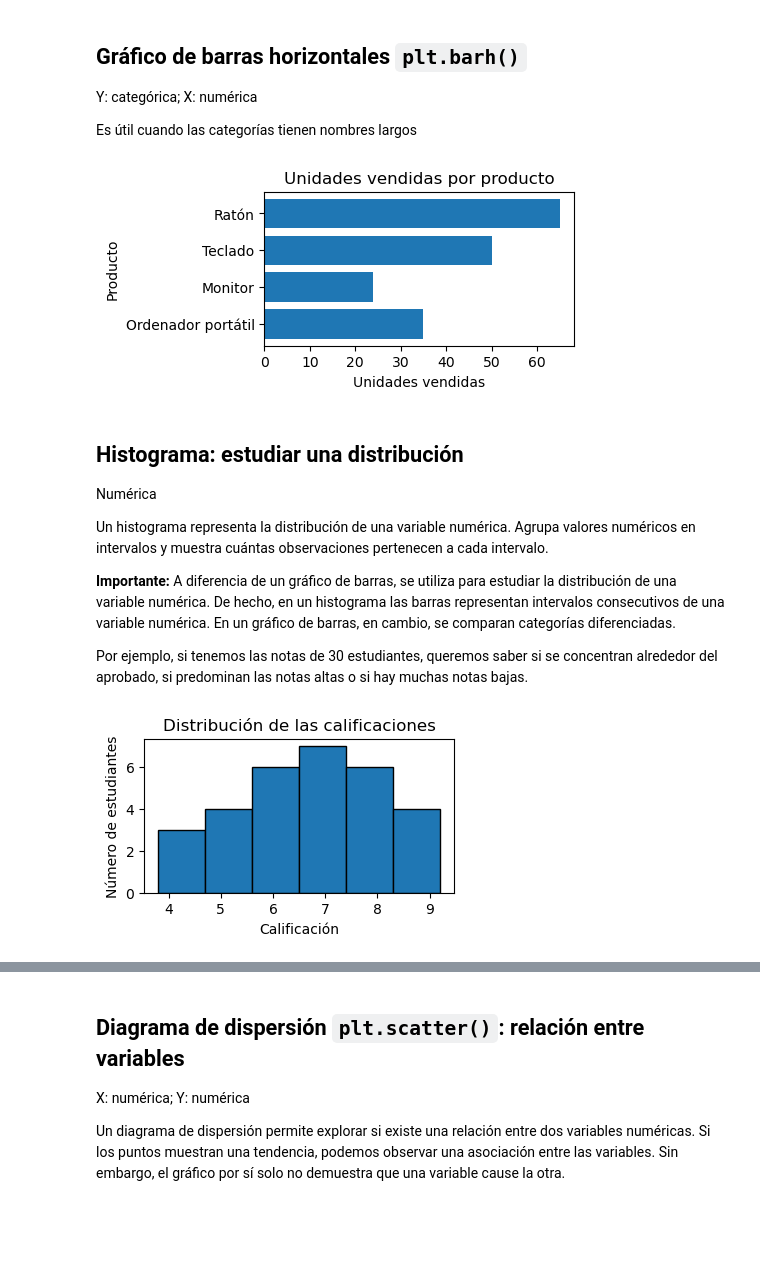
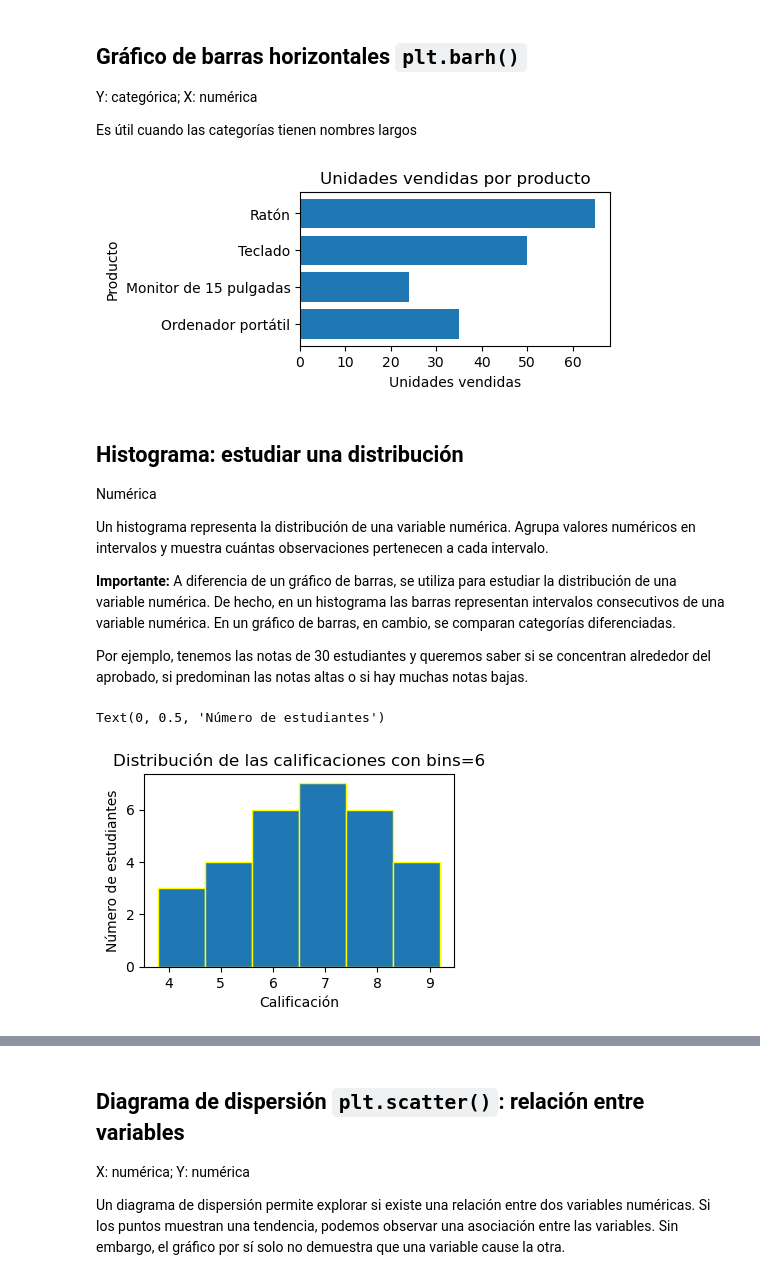
Before and after one commit to soesteve/Programming-in-Data-Science, a Jupyter notebook: 7_Visualizacion.ipynb, the cells around one changed output, grey strips where cells are left out. Saved outputs shown, nothing was run; the diff lists cells and outputs as text; code cells hidden in the pictures; blank space fills up the shorter version.

```diff
--- a/7_Visualizacion.ipynb
+++ b/7_Visualizacion.ipynb
@@ -219,24 +219,24 @@ Y: categórica; X: numérica
 
 Es útil cuando las categorías tienen nombres largos
 # %%
-productos = ["Ordenador portátil", "Monitor", "Teclado", "Ratón"]
+productos = ["Ordenador portátil", "Monitor de 15 pulgadas", "Teclado", "Ratón"]
 unidades_producto = [35, 24, 50, 65]
 
 datos = {
     "Productos": productos,
     "UP": unidades_producto
 }
 
 df = pd.DataFrame(datos)
 
 plt.figure(figsize=(4, 2))
-plt.barh(productos, unidades_producto)
+plt.barh(df["Productos"], df["UP"])
 plt.title("Unidades vendidas por producto")
 plt.xlabel("Unidades vendidas")
 plt.ylabel("Producto")
 plt.show()
 # %% [output]
-[figure, old version]
+[figure, new version]
 # %% [markdown]
 ## Histograma: estudiar una distribución
 Numérica
@@ -245,7 +245,7 @@ Un histograma representa la distribución de una variable numérica. Agrupa valo
 
 **Importante:** A diferencia de un gráfico de barras, se utiliza para estudiar la distribución de una variable numérica. De hecho, en un histograma las barras representan intervalos consecutivos de una variable numérica. En un gráfico de barras, en cambio, se comparan categorías diferenciadas.
 
-Por ejemplo, si tenemos las notas de 30 estudiantes, queremos saber si se concentran alrededor del aprobado, si predominan las notas altas o si hay muchas notas bajas.
+Por ejemplo, tenemos las notas de 30 estudiantes y queremos saber si se concentran alrededor del aprobado, si predominan las notas altas o si hay muchas notas bajas.
 # %%
 calificaciones = [
     4.2, 5.1, 6.3, 7.0, 5.8, 8.1, 6.7, 7.4, 9.0, 5.5,
@@ -255,14 +255,14 @@ calificaciones = [
 
 df = pd.DataFrame({"Calificación": calificaciones})
 
-plt.figure(figsize=(4, 2))
-plt.hist(df["Calificación"], bins=6, edgecolor="black")
-plt.title("Distribución de las calificaciones")
+plt.figure(figsize=(4, 2.5))
+plt.hist(df["Calificación"], bins=6, edgecolor="yellow")
+plt.title("Distribución de las calificaciones con bins=6")
 plt.xlabel("Calificación")
 plt.ylabel("Número de estudiantes")
-plt.show()
 # %% [output]
+Text(0, 0.5, 'Número de estudiantes')
-[figure, old version]
+[figure, new version]
 # %% [markdown]
 ¿Qué significa cada argumento?
 - `df["Calificación"]`: lista de valores numéricos que queremos representar.
```
Also changed, not shown: parts of 6 cells of this notebook.
